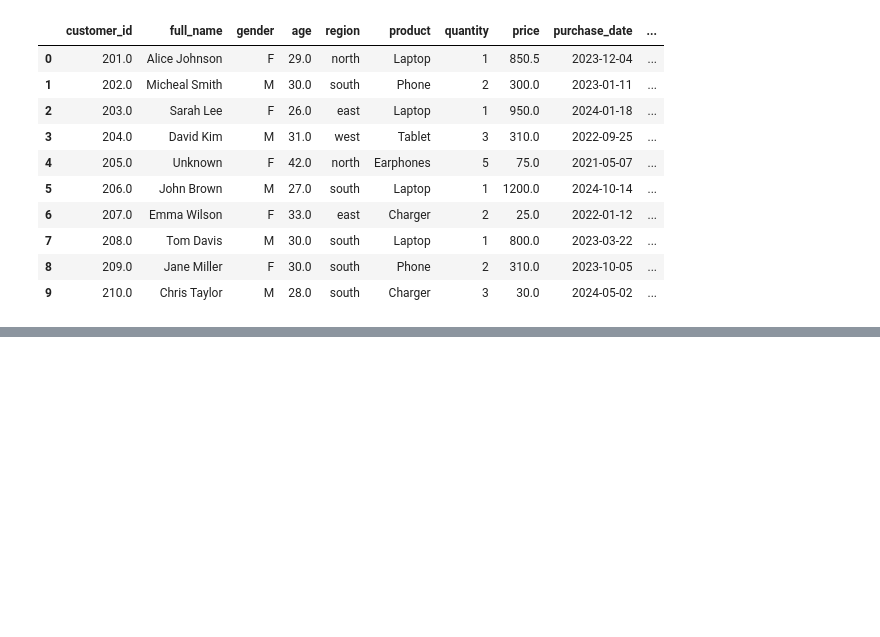
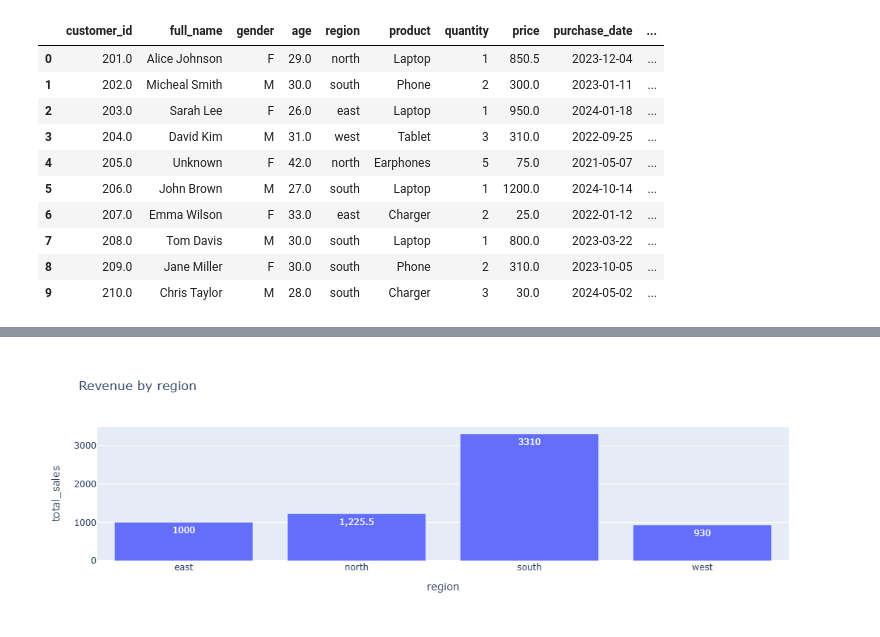
Before and after one commit to Nathillarious-tech/Assignment, a Jupyter notebook: sales_performance.ipynb, the cells around one changed output, grey strips where cells are left out. Cells and saved outputs as stored; diff of their text form; code cells hidden in the pictures; blank space fills up the shorter version.

```diff
--- a/sales_performance.ipynb
+++ b/sales_performance.ipynb
@@ -94,0 +102,9 @@ sales.head()
+# %%
+region.rename(columns={
+    'Region': 'region',
+    'TargetSales($)': 'target_sales',
+    'Manager': 'manager',
+    'ContactEmail': 'contact_email'
+}, inplace=True)
+
+region.head(10)
@@ -326,3 +354,7 @@ sales
 | 7 | 208.0 | Tom Davis | M | 30.0 | south | Laptop | 1 | 800.0 | 2023-03-22 | ... |
 | 8 | 209.0 | Jane Miller | F | 30.0 | south | Phone | 2 | 310.0 | 2023-10-05 | ... |
 | 9 | 210.0 | Chris Taylor | M | 28.0 | south | Charger | 3 | 30.0 | 2024-05-02 | ... |
+# %%
+#extracting year from date
+sales['year'] = sales['purchase_date'].dt.year
+sales
@@ -328,0 +373,3 @@ sales
+# %%
+merge_df= pd.merge(sales, region, on='region', how='left')
+merge_df
@@ -328,0 +393,3 @@ sales
+# %%
+region_sales = merge_df.groupby('region')['total_sales'].sum().reset_index()
+region_sales
@@ -328,0 +437,11 @@ sales
+# %%
+fig = px.bar(
+    region_sales,
+    x='region',
+    y='total_sales',
+    title='Revenue by region',
+    text_auto=True
+)
+fig.show()
+# %% [output]
+[figure, added]
```
Also changed, not shown: parts of 14 cells of this notebook.
